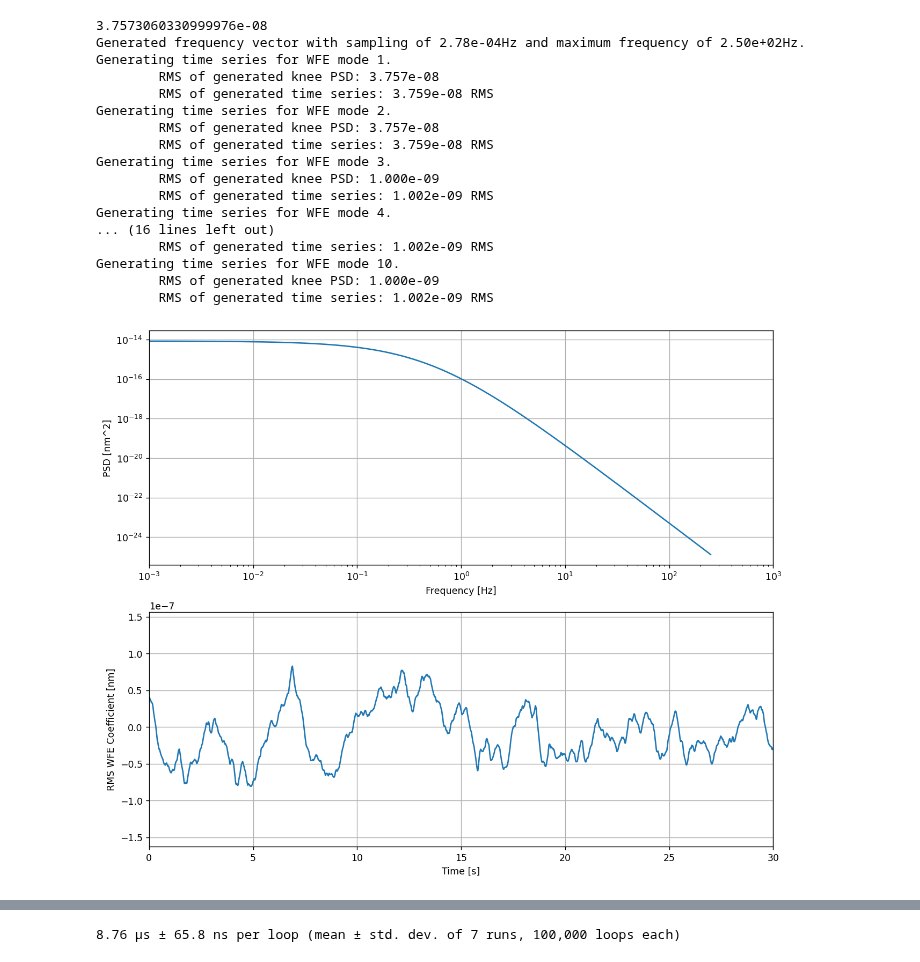
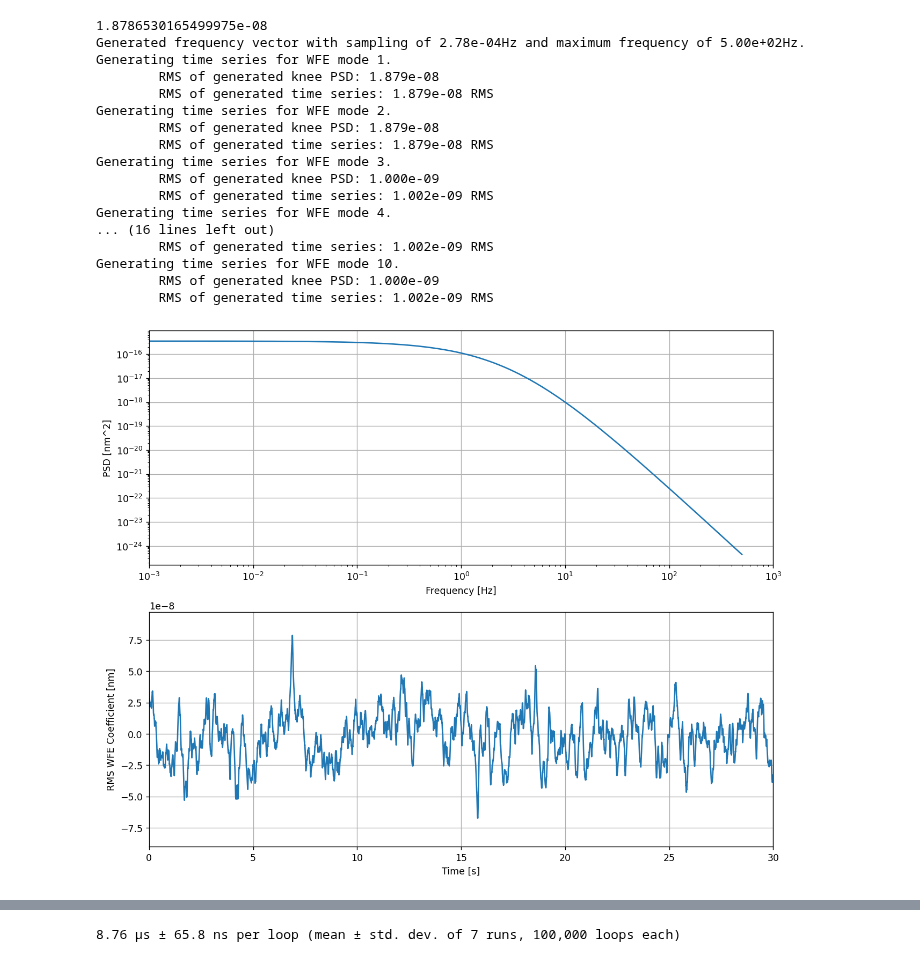
Before and after one commit to uasal/lina, a Jupyter notebook: notebooks/rt-sims/run_dynamic_opd.ipynb, the cells around one changed output, grey strips where cells are left out. Cells and saved outputs as stored; diff of their text form; code cells hidden in the pictures.

```diff
--- a/notebooks/rt-sims/run_dynamic_opd.ipynb
+++ b/notebooks/rt-sims/run_dynamic_opd.ipynb
@@ -47,19 +49,12 @@ model_params = params['model']
-# %%
-reload(esc)
-reload(utils)
-
-M = esc.single(**model_params,)
-
-OPD_STREAM = ImageStream('opdsim')
 # %%
 reload(wfe)
 
-temp_sampling = 2e-3
+temp_sampling = 1e-3
 tmax_for_psd = 3600
 
-los_jitter_mas = 10
+los_jitter_mas = 5
 los_jitter_rms = utils.tt_as_to_rms(los_jitter_mas/1000, model_params["total_pupil_diam"])
-los_jitter_fknee = 0.5
+los_jitter_fknee = 3
 print(los_jitter_rms)
 
 z3_z10_amp_rms = 1e-9
@@ -115,37 +110,37 @@ for i in range(N_wfe_modes):
         np_time_series = ensure_np_array(time_series)
 
         series_ylims = 1.2*np.array([-np.max(np.abs(np_time_series)), np.max(np.abs(np_time_series))])
 
         axs[0].loglog(np_freqs, np_psd)
         axs[0].set_xlim(0.001, 1000)
         axs[0].set_ylabel('PSD [nm^2]')
         axs[0].set_xlabel('Frequency [Hz]')
         axs[0].grid()
 
         axs[1].plot(np_times, np_time_series)
         axs[1].set_xlim(0, 30)
         # axs[1].set_ylim(series_ylims)
         axs[1].set_ylabel('RMS WFE Coefficient [nm]')
         axs[1].set_xlabel('Time [s]')
         axs[1].grid()
 
 np_wfe_time_series = ensure_np_array(wfe_time_series)
 # %% [output]
-3.7573060330999976e-08
-Generated frequency vector with sampling of 2.78e-04Hz and maximum frequency of 2.50e+02Hz.
+1.8786530165499975e-08
+Generated frequency vector with sampling of 2.78e-04Hz and maximum frequency of 5.00e+02Hz.
 Generating time series for WFE mode 1.
-        RMS of generated knee PSD: 3.757e-08
-        RMS of generated time series: 3.759e-08 RMS
+        RMS of generated knee PSD: 1.879e-08
+        RMS of generated time series: 1.879e-08 RMS
 Generating time series for WFE mode 2.
-        RMS of generated knee PSD: 3.757e-08
-        RMS of generated time series: 3.759e-08 RMS
+        RMS of generated knee PSD: 1.879e-08
+        RMS of generated time series: 1.879e-08 RMS
 Generating time series for WFE mode 3.
         RMS of generated knee PSD: 1.000e-09
         RMS of generated time series: 1.002e-09 RMS
 Generating time series for WFE mode 4.
 ... (16 lines left out)
         RMS of generated time series: 1.002e-09 RMS
 Generating time series for WFE mode 10.
         RMS of generated knee PSD: 1.000e-09
         RMS of generated time series: 1.002e-09 RMS
-[figure, old version]
+[figure, new version]
```
Also changed, not shown: parts of 2 cells of this notebook, 3 other files.
